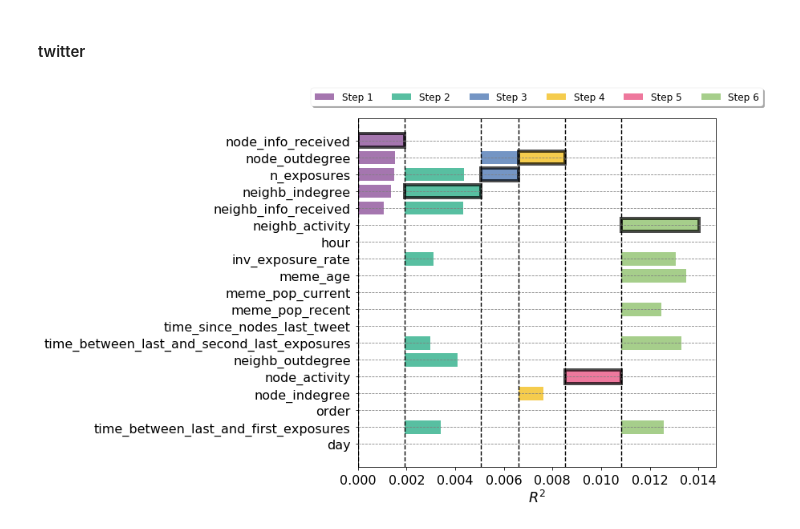
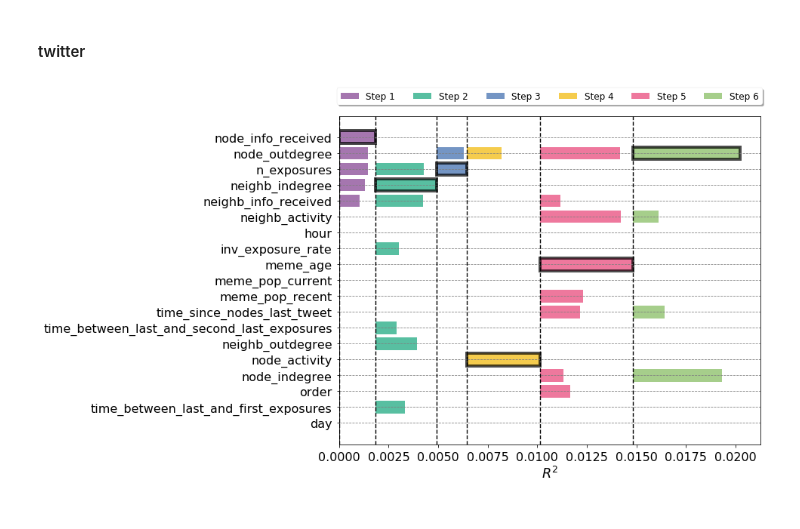
Before and after one commit to peterfennell/S3D, a Jupyter notebook: replicate/3-visualize-models.ipynb, the cells around one changed output. Saved outputs shown, nothing was run; the diff lists cells and outputs as text; code cells hidden in the pictures.

```diff
--- a/replicate/3-visualize-models.ipynb
+++ b/replicate/3-visualize-models.ipynb
@@ -644,9 +526,10 @@ fig, ax = utils.visualize_s3d_steps(model_folder, figsize=(8, 8),
 #### twitter
 # %%
 data_name = 'twitter'
-split_version = 4
-model_folder = 'models/{}/{}/'.format(data_name, split_version)
-fig, ax = utils.visualize_s3d_steps(model_folder, figsize=(8, 8),
+#split_version = 4
+#model_folder = 'models/{}/{}/'.format(data_name, split_version)
+model_folder = 'full-models/{}/'.format(data_name)
+fig, ax = utils.visualize_s3d_steps(model_folder, figsize=(10, 8),
                                     color_list=color_list, bar_alpha=0.7)
 # %% [output]
-[figure, old version]
+[figure, new version]
```
Also changed, not shown: parts of 47 cells of this notebook, 34 other files.
